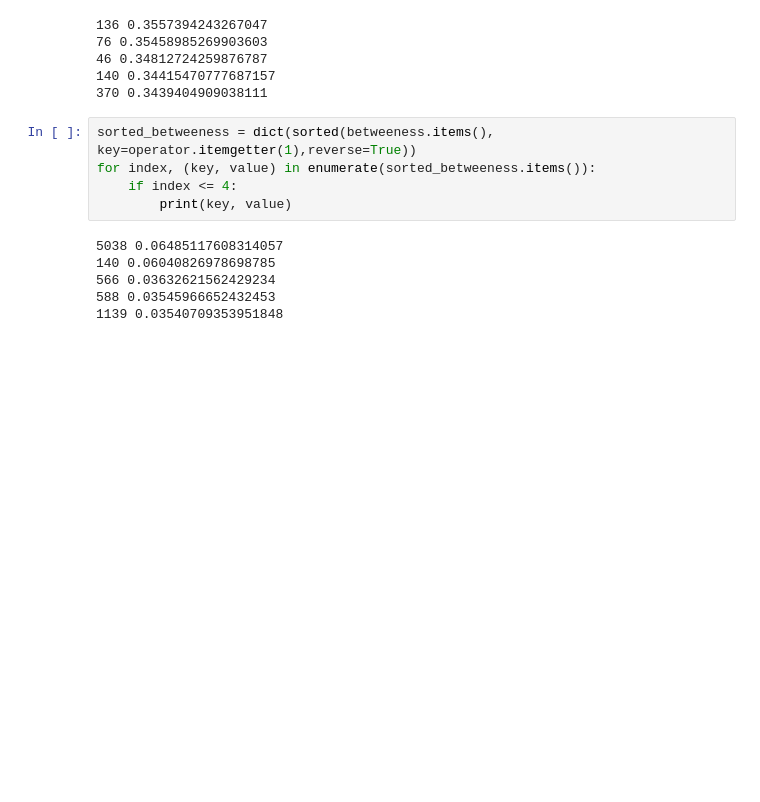
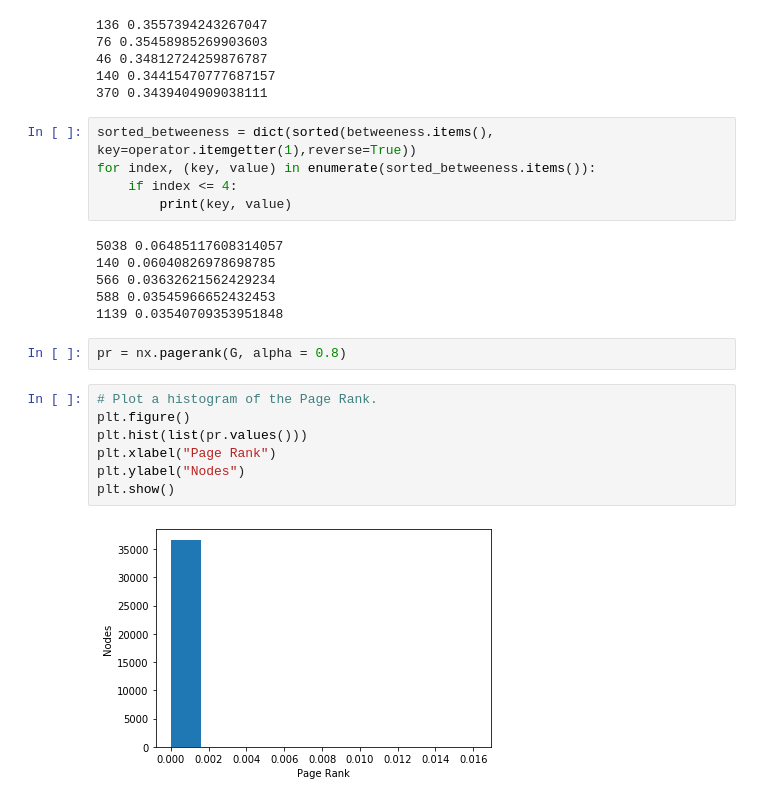
Before and after one commit to acquayefrank/na-enron-emails, a Jupyter notebook: Network Analysis of Enron Emails.ipynb, the cells around one changed output. Cells and saved outputs as stored; diff of their text form; blank space fills up the shorter version.

```diff
--- a/Network Analysis of Enron Emails.ipynb
+++ b/Network Analysis of Enron Emails.ipynb
@@ -227,3 +227,14 @@ for index, (key, value) in enumerate(sorted_betweeness.items()):
 566 0.03632621562429234
 588 0.03545966652432453
 1139 0.03540709353951848
+# %%
+pr = nx.pagerank(G, alpha = 0.8)
+# %%
+# Plot a histogram of the Page Rank.
+plt.figure()
+plt.hist(list(pr.values()))
+plt.xlabel("Page Rank")
+plt.ylabel("Nodes")
+plt.show()
+# %% [output]
+[figure, added]
```
Also changed, not shown: parts of 2 cells of this notebook.
